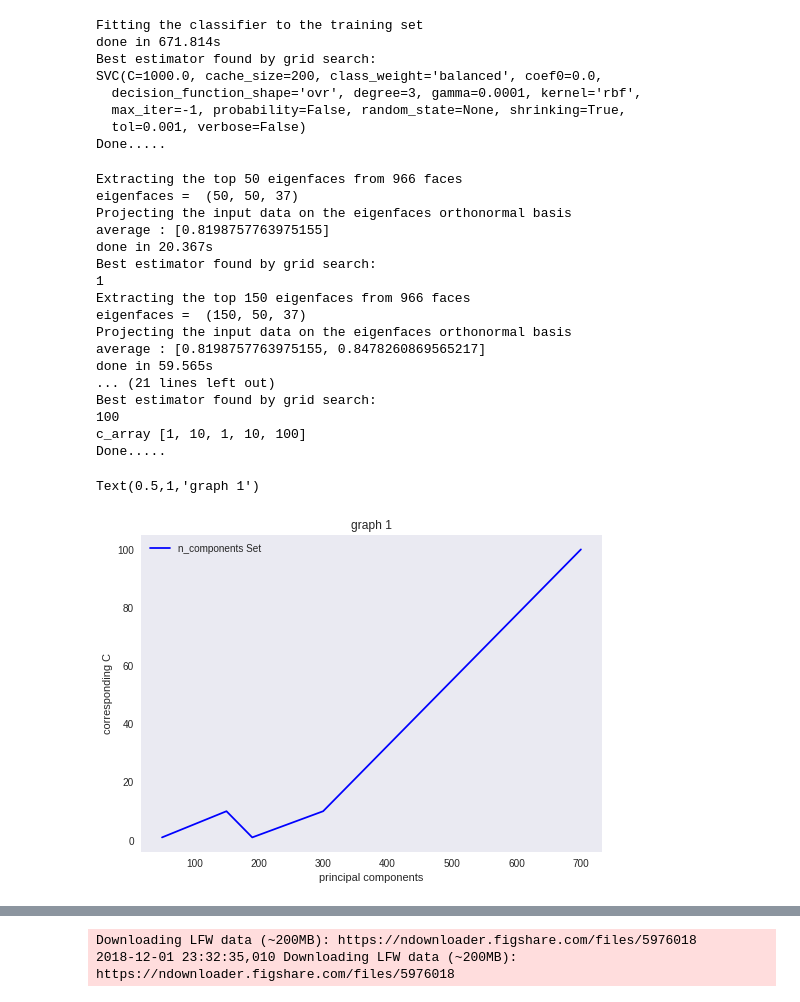
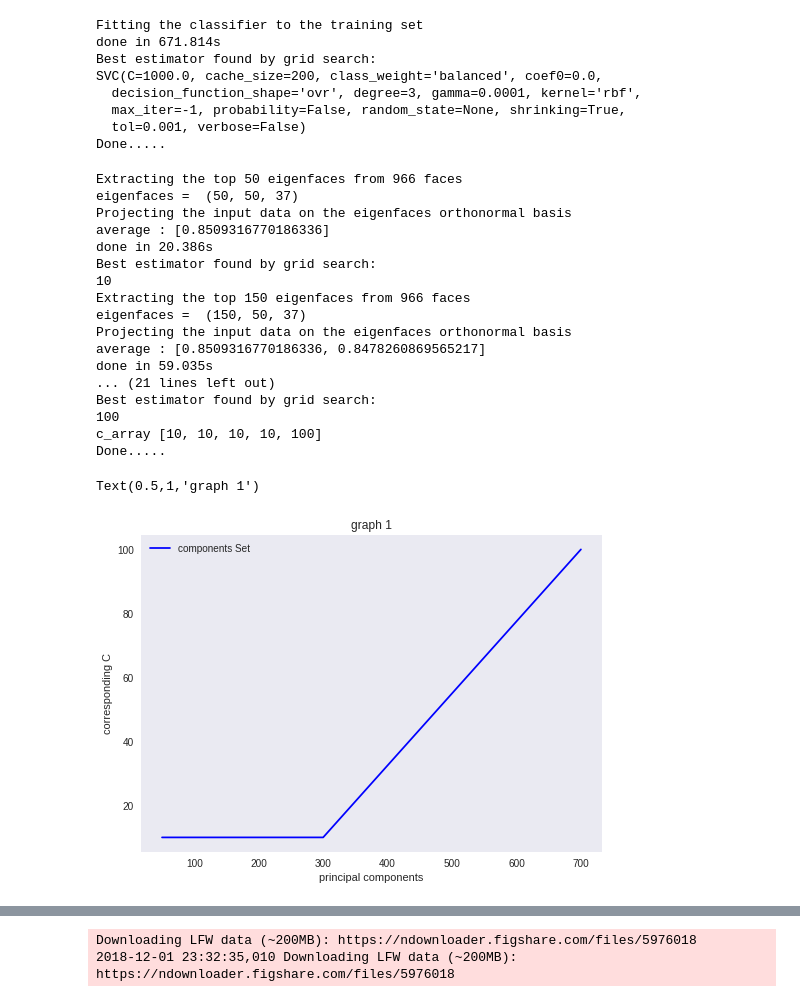
Before and after one commit to 842Mono/CSEN1067_Machine_Learning_Project1, a Jupyter notebook: Project2ML.ipynb, the cells around one changed output, grey strips where cells are left out. Cells and saved outputs as stored; diff of their text form; code cells hidden in the pictures.

```diff
--- a/Project2ML.ipynb
+++ b/Project2ML.ipynb
@@ -203,6 +203,7 @@ c_array = []
 train_set = []
 average =[]
 eigenfaces_array = []
+predict_array = []
 
 for i in range(len(n_components)):
   print("Extracting the top %d eigenfaces from %d faces"
@@ -239,6 +240,7 @@ for i in range(len(n_components)):
   clf_new = clf_new.fit(x_train_pca, y_train)
 
   y_pred_new = clf_new.predict(x_test_pca)
+  predict_array.append(y_pred_new)
 #   print("y_pred_new",len(y_pred_new))
 #   print("y_test",len(y_test))
 
@@ -266,36 +268,33 @@ print("Done.....")
 Extracting the top 50 eigenfaces from 966 faces
 eigenfaces =  (50, 50, 37)
 Projecting the input data on the eigenfaces orthonormal basis
-average : [0.8198757763975155]
-done in 20.367s
+average : [0.8509316770186336]
+done in 20.386s
 Best estimator found by grid search:
-1
+10
 Extracting the top 150 eigenfaces from 966 faces
 eigenfaces =  (150, 50, 37)
 Projecting the input data on the eigenfaces orthonormal basis
-average : [0.8198757763975155, 0.8478260869565217]
-done in 59.565s
+average : [0.8509316770186336, 0.8478260869565217]
+done in 59.035s
 ... (21 lines left out)
 Best estimator found by grid search:
 100
-c_array [1, 10, 1, 10, 100]
+c_array [10, 10, 10, 10, 100]
 Done.....
 # %%
-# n_components
-# print(n_components,' \n ',c_array,'\n',train_set)
-
 fig = plt.figure()
 ax = fig.add_axes([0.1,0.1,0.8,0.8])
 
-plt.plot(n_components[:], c_array[:],c='b', label='n_components Set')
+plt.plot(n_components[:], c_array[:],c='b', label='components Set')
 ax.grid()
 ax.legend(loc='best')
 ax.set_xlabel('principal components')
 ax.set_ylabel('corresponding C')
 ax.set_title('graph 1')
 # %% [output]
 Text(0.5,1,'graph 1')
-[figure, old version]
+[figure, new version]
 # %%
 fig = plt.figure()
 ax = fig.add_axes([0.1,0.1,0.8,0.8])
```
Also changed, not shown: parts of 3 cells of this notebook.
